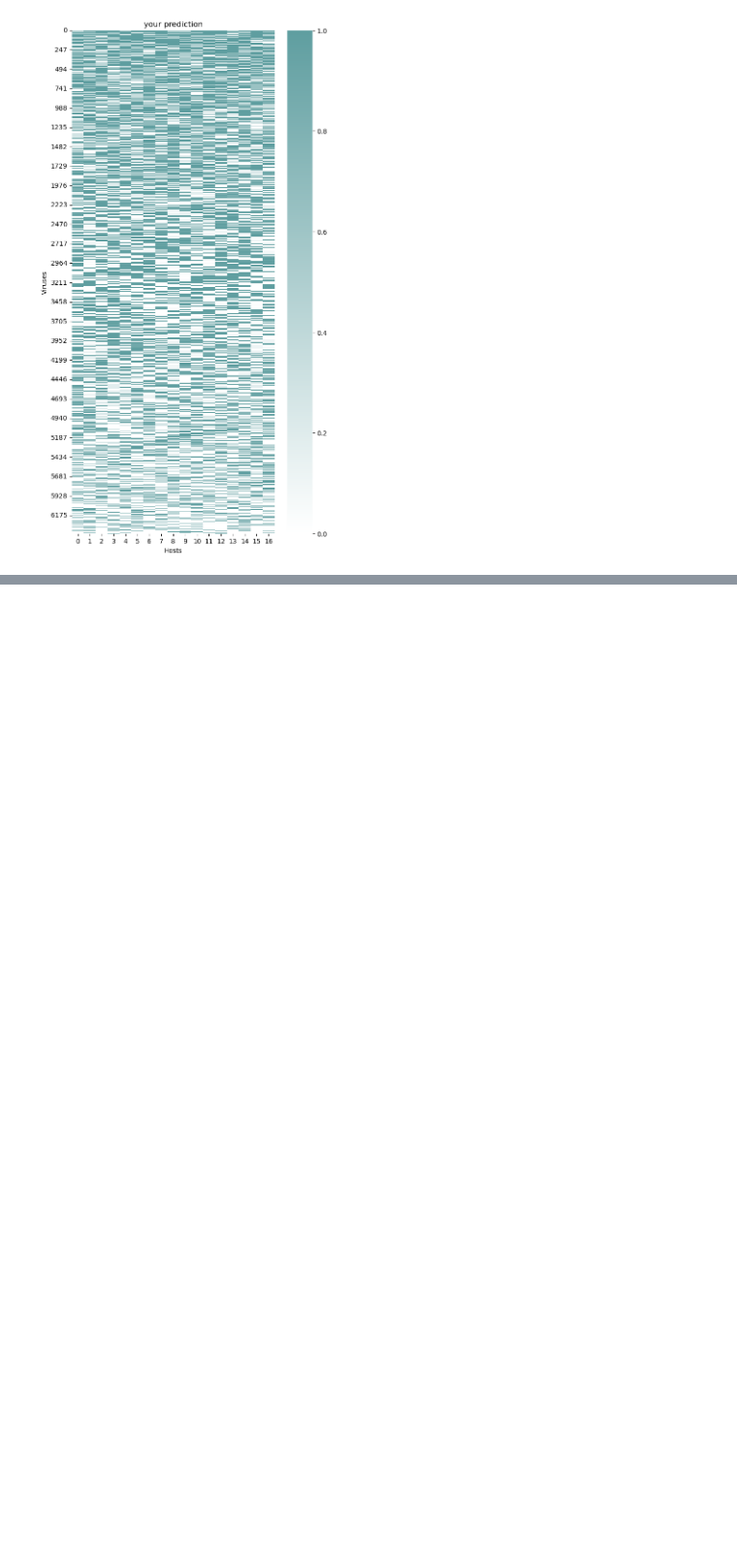
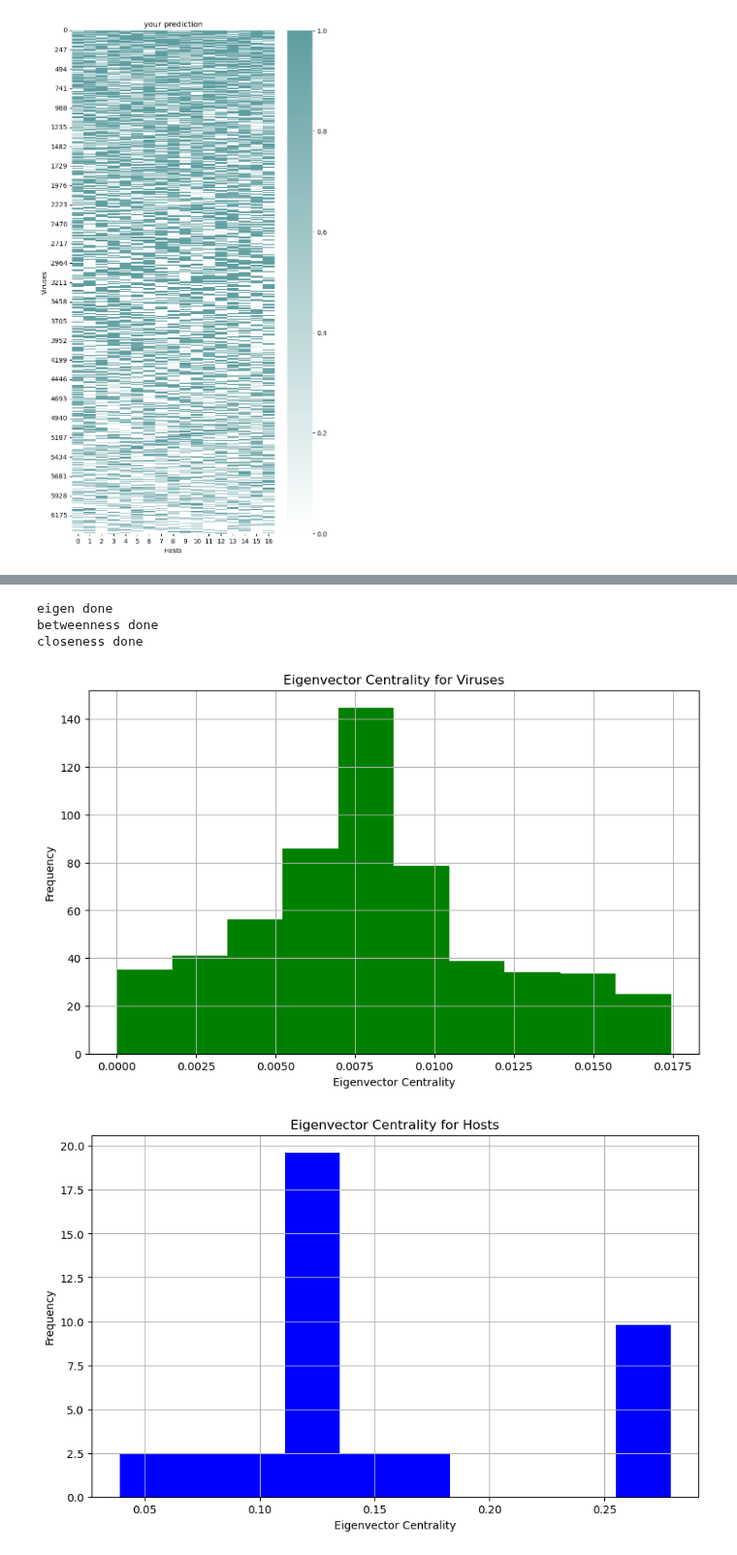
Before and after one commit to DuhaimeLab/VirusHostNetworkAnalysis, a Jupyter notebook: VHIP_real_data_tutorial.ipynb, the cells around one changed output, grey strips where cells are left out. Shown at 97% size. Saved outputs shown, nothing was run; the diff lists cells and outputs as text; code cells hidden in the pictures; blank space fills up the shorter version.

```diff
--- a/VHIP_real_data_tutorial.ipynb
+++ b/VHIP_real_data_tutorial.ipynb
@@ -118,3 +127,10 @@ aug4_er.sort_matrix()
 aug4_er.plot_heatmap('prediction')
 # %% [output]
 [figure]
+# %%
+# Centrality measurements for actual data
+from VirusHostNetworkAnalysis.prediction_matrix import Calculations
+
+aug4_graph = Graph(aug4.virus_host_array, aug4.unique_viruses, aug4.unique_hosts)
+aug4_cal = Calculations(aug4.virus_host_array, True)
+aug4_graph.degree_distribution(aug4_cal.calculate_degree())
@@ -120,0 +140,14 @@ aug4_er.plot_heatmap('prediction')
+# %%
+aug4_graph.initialize_graph()
+aug4_graph.calculate_centrality(1000)
+# %% [output]
+eigen done
+betweenness done
+closeness done
+# %%
+aug4_graph.plot_eigenvectors()
+aug4_graph.plot_betweenness()
+aug4_graph.plot_closeness()
+# %% [output]
+[figure, added]
+[figure, added]
```
Also changed, not shown: parts of 3 cells of this notebook, 8 other files.
